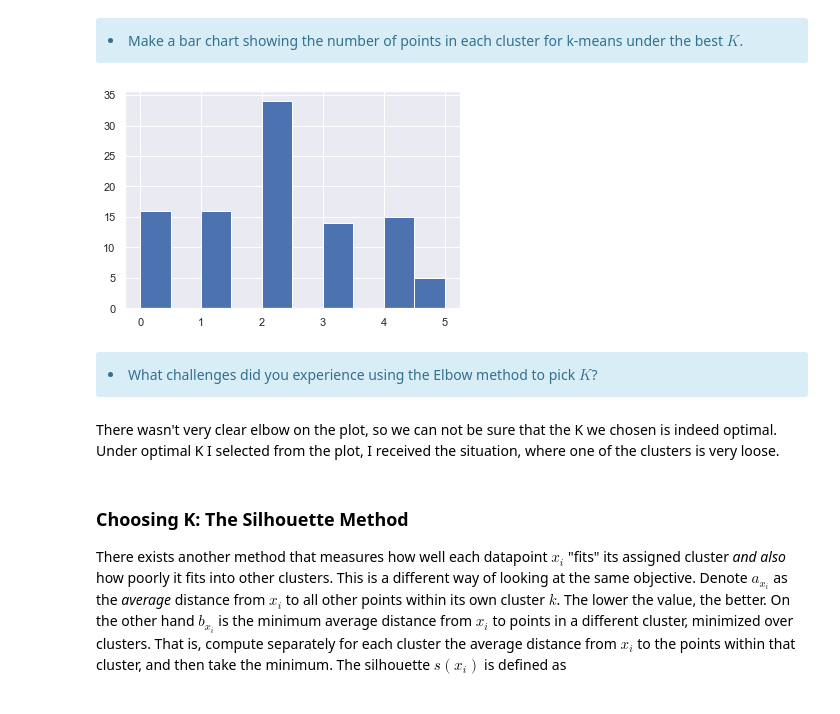
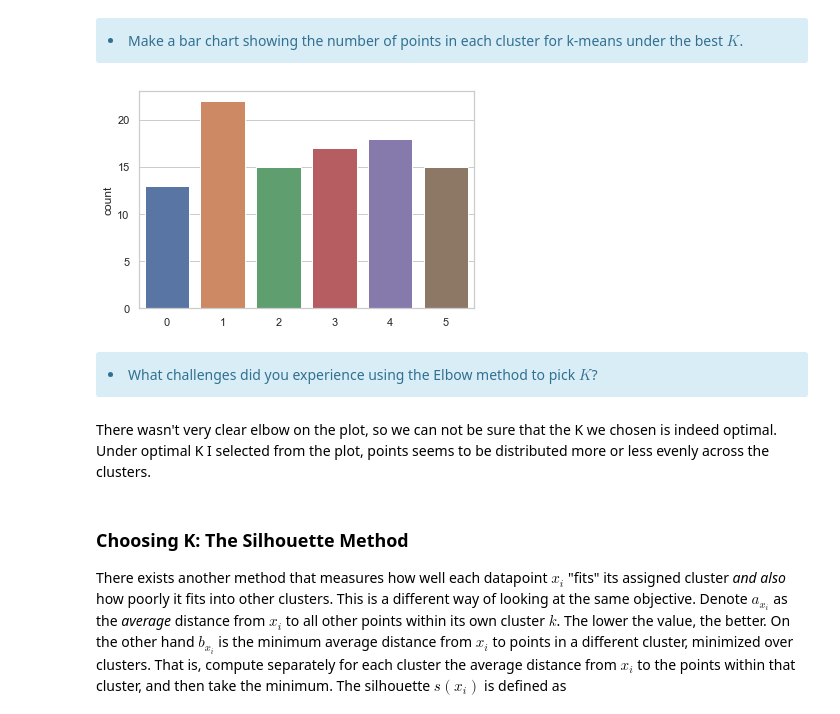
Before and after one commit to JuliaZozulia/mini-projects, a Jupyter notebook: clustering/Mini_Project_Clustering.ipynb, the cells around one changed output. Saved outputs shown, nothing was run; the diff lists cells and outputs as text; code cells hidden in the pictures.

Commit message:
clustering - story added

```diff
--- a/clustering/Mini_Project_Clustering.ipynb
+++ b/clustering/Mini_Project_Clustering.ipynb
@@ -11,8 +11,9 @@ import matplotlib.pyplot as plt
 import seaborn as sns
 
 # Setup Seaborn
+sns.set()
 sns.set_style("whitegrid")
-sns.set_context("poster")
+sns.set_context("notebook")
 # %% [markdown]
 ## Data
 
@@ -143,15 +139,15 @@ plt.show()
 <li> Make a bar chart showing the number of points in each cluster for k-means under the best $K$.
 # %%
 kmeans = KMeans(n_clusters=6).fit(x_cols)
-plt.hist(kmeans.labels_)
+sns.countplot(kmeans.labels_)
 plt.show()
 # %% [output]
-[figure, old version]
+[figure, new version]
 # %% [markdown]
 <div class="span5 alert alert-info">
 <li> What challenges did you experience using the Elbow method to pick $K$?
 # %% [markdown]
-There wasn't very clear elbow on the plot, so we can not be sure that the K we chosen is indeed optimal. Under optimal K I selected from the plot, I received the situation, where one of the clusters is very loose.
+There wasn't very clear elbow on the plot, so we can not be sure that the K we chosen is indeed optimal. Under optimal K I selected from the plot, points seems to be distributed more or less evenly across the clusters.
 # %% [markdown]
 ### Choosing K: The Silhouette Method
 
```
Also changed, not shown: parts of 20 cells of this notebook.
